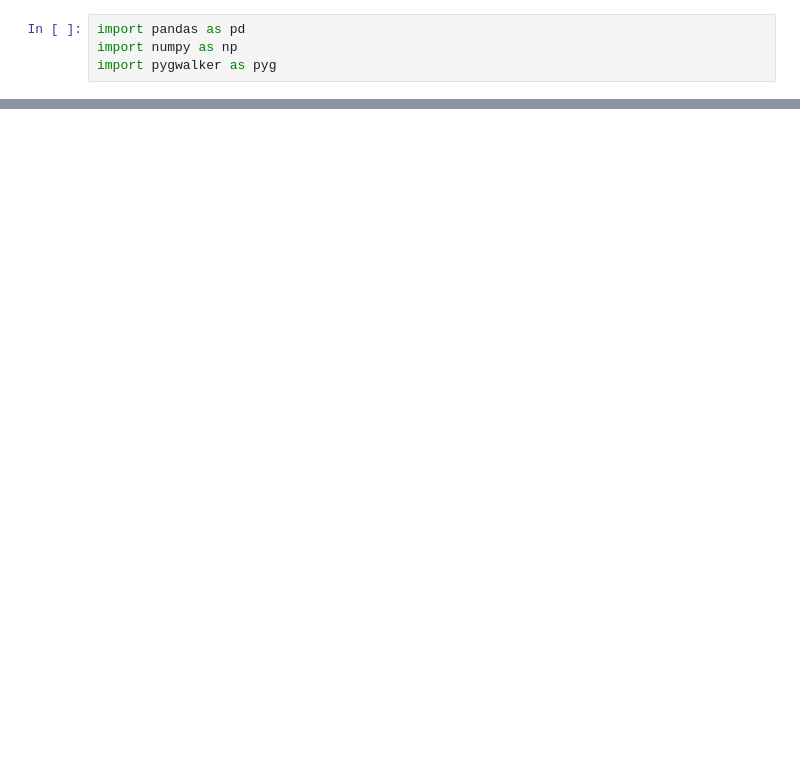
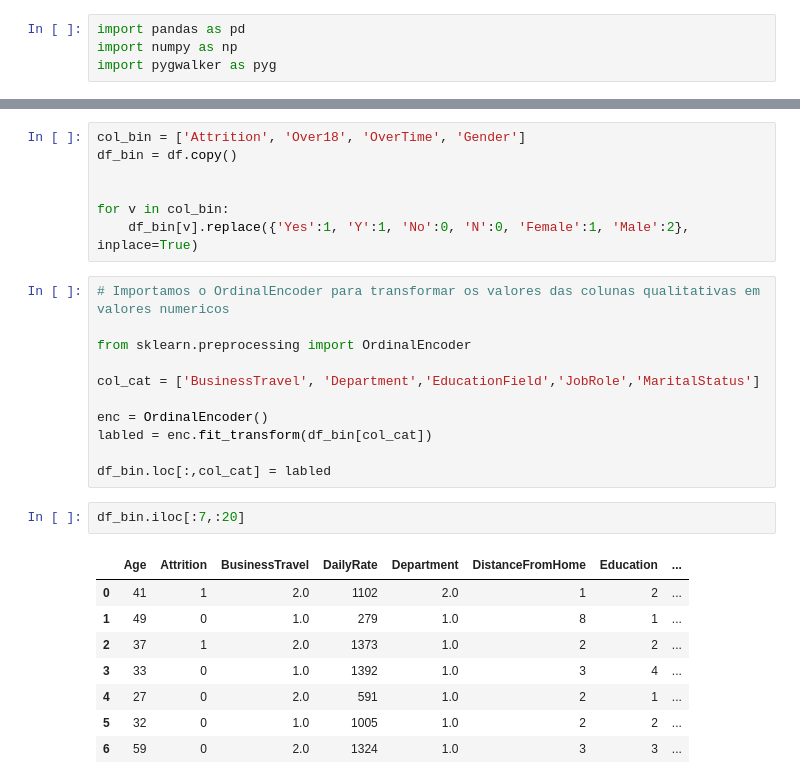
Before and after one commit to gasp37/employee-attrition-and-performance, a Jupyter notebook: notebook-1.ipynb, the cells around one changed output, grey strips where cells are left out. Saved outputs shown, nothing was run; the diff lists cells and outputs as text; blank space fills up the shorter version.

Commit message:
tratamento de valores qualitativos

```diff
--- a/notebook-1.ipynb
+++ b/notebook-1.ipynb
@@ -24,0 +74,29 @@ df
+# %%
+col_bin = ['Attrition', 'Over18', 'OverTime', 'Gender']
+df_bin = df.copy()
+
+
+for v in col_bin:
+    df_bin[v].replace({'Yes':1, 'Y':1, 'No':0, 'N':0, 'Female':1, 'Male':2}, inplace=True)
+# %%
+# Importamos o OrdinalEncoder para transformar os valores das colunas qualitativas em valores numericos
+
+from sklearn.preprocessing import OrdinalEncoder
+
+col_cat = ['BusinessTravel', 'Department','EducationField','JobRole','MaritalStatus']
+
+enc = OrdinalEncoder()
+labled = enc.fit_transform(df_bin[col_cat])
+
+df_bin.loc[:,col_cat] = labled
+# %%
+df_bin.iloc[:7,:20]
+# %% [output]
+|  | Age | Attrition | BusinessTravel | DailyRate | Department | DistanceFromHome | Education | ... |
+| 0 | 41 | 1 | 2.0 | 1102 | 2.0 | 1 | 2 | ... |
+| 1 | 49 | 0 | 1.0 | 279 | 1.0 | 8 | 1 | ... |
+| 2 | 37 | 1 | 2.0 | 1373 | 1.0 | 2 | 2 | ... |
+| 3 | 33 | 0 | 1.0 | 1392 | 1.0 | 3 | 4 | ... |
+| 4 | 27 | 0 | 2.0 | 591 | 1.0 | 2 | 1 | ... |
+| 5 | 32 | 0 | 1.0 | 1005 | 1.0 | 2 | 2 | ... |
+| 6 | 59 | 0 | 2.0 | 1324 | 1.0 | 3 | 3 | ... |
```
Also changed, not shown: parts of 10 cells of this notebook.
